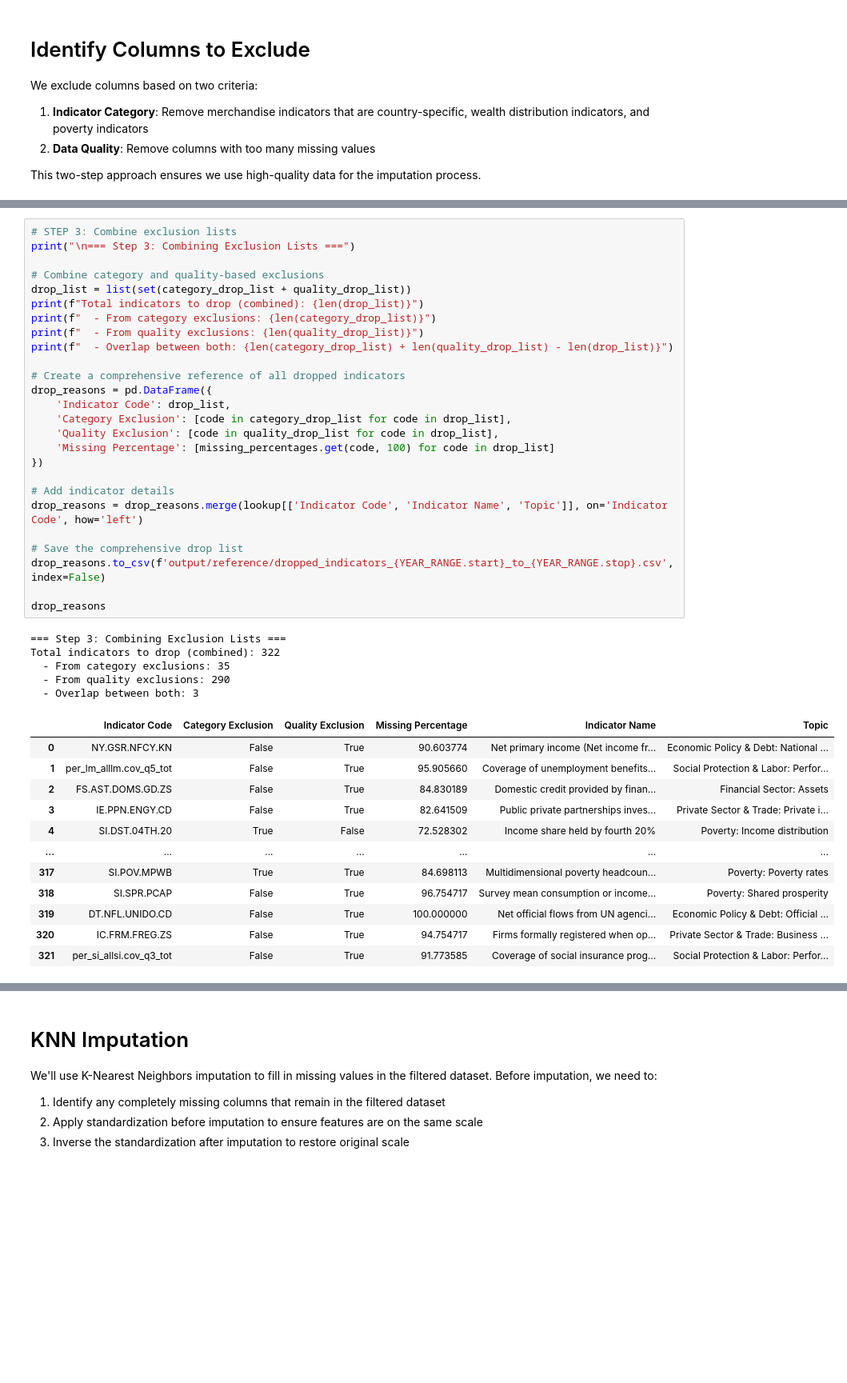
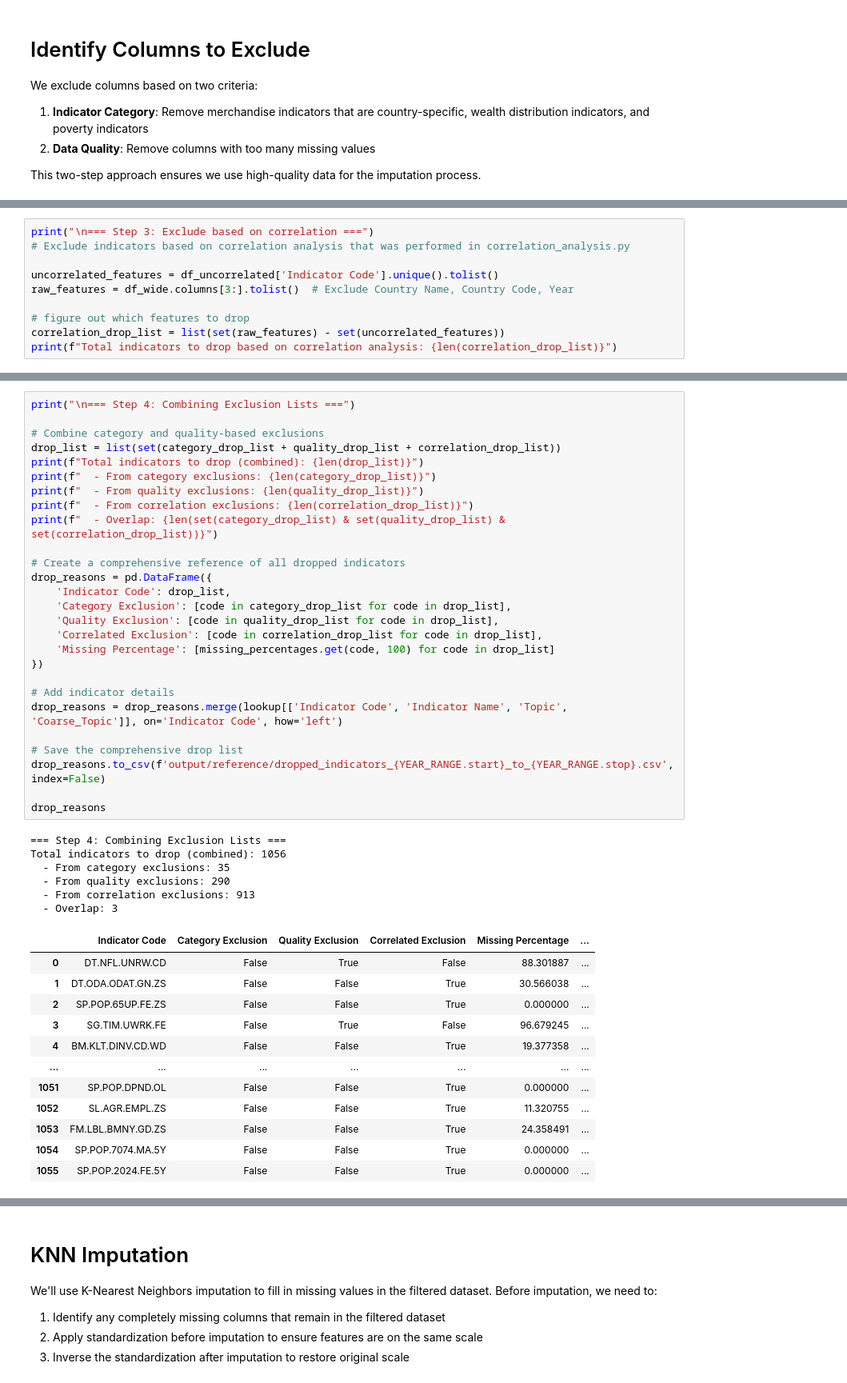
Before and after one commit to garrettwflowers/wdi-income-inequality, a Jupyter notebook: transform_data.ipynb, the cells around one changed output, grey strips where cells are left out. Shown at 80% size. Saved outputs shown, nothing was run; the diff lists cells and outputs as text; blank space fills up the shorter version.

```diff
--- a/transform_data.ipynb
+++ b/transform_data.ipynb
@@ -217,3 +204,13 @@ Total indicators to drop based on quality (>80% missing): 290
 | 7 | DT.DOD.PVLX.CD | 100.0 | 0 | 5300 | Present value of external debt (c... | Economic Policy & Debt: External ... |
 | 8 | DT.NFL.UNCTAD.CD | 100.0 | 0 | 5300 | Net official flows from UN agenci... | Economic Policy & Debt: Official ... |
 | 9 | DT.NFL.UNCD.CD | 100.0 | 0 | 5300 | Net official flows from UN agenci... | Economic Policy & Debt: Official ... |
+# %%
+print("\n=== Step 3: Exclude based on correlation ===")
+# Exclude indicators based on correlation analysis that was performed in correlation_analysis.py
+
+uncorrelated_features = df_uncorrelated['Indicator Code'].unique().tolist()
+raw_features = df_wide.columns[3:].tolist()  # Exclude Country Name, Country Code, Year
+
+# figure out which features to drop
+correlation_drop_list = list(set(raw_features) - set(uncorrelated_features))
+print(f"Total indicators to drop based on correlation analysis: {len(correlation_drop_list)}")
@@ -220,44 +220,46 @@ Total indicators to drop based on quality (>80% missing): 290
 # %%
-# STEP 3: Combine exclusion lists
-print("\n=== Step 3: Combining Exclusion Lists ===")
+print("\n=== Step 4: Combining Exclusion Lists ===")
 
 # Combine category and quality-based exclusions
-drop_list = list(set(category_drop_list + quality_drop_list))
+drop_list = list(set(category_drop_list + quality_drop_list + correlation_drop_list))
 print(f"Total indicators to drop (combined): {len(drop_list)}")
 print(f"  - From category exclusions: {len(category_drop_list)}")
 print(f"  - From quality exclusions: {len(quality_drop_list)}")
-print(f"  - Overlap between both: {len(category_drop_list) + len(quality_drop_list) - len(drop_list)}")
+print(f"  - From correlation exclusions: {len(correlation_drop_list)}")
+print(f"  - Overlap: {len(set(category_drop_list) & set(quality_drop_list) & set(correlation_drop_list))}")
 
 # Create a comprehensive reference of all dropped indicators
 drop_reasons = pd.DataFrame({
     'Indicator Code': drop_list,
     'Category Exclusion': [code in category_drop_list for code in drop_list],
     'Quality Exclusion': [code in quality_drop_list for code in drop_list],
+    'Correlated Exclusion': [code in correlation_drop_list for code in drop_list],
     'Missing Percentage': [missing_percentages.get(code, 100) for code in drop_list]
 })
 
 # Add indicator details
-drop_reasons = drop_reasons.merge(lookup[['Indicator Code', 'Indicator Name', 'Topic']], on='Indicator Code', how='left')
+drop_reasons = drop_reasons.merge(lookup[['Indicator Code', 'Indicator Name', 'Topic', 'Coarse_Topic']], on='Indicator Code', how='left')
 
 # Save the comprehensive drop list
 drop_reasons.to_csv(f'output/reference/dropped_indicators_{YEAR_RANGE.start}_to_{YEAR_RANGE.stop}.csv', index=False)
 
 drop_reasons
 # %% [output]
-=== Step 3: Combining Exclusion Lists ===
-Total indicators to drop (combined): 322
+=== Step 4: Combining Exclusion Lists ===
+Total indicators to drop (combined): 1056
   - From category exclusions: 35
   - From quality exclusions: 290
-  - Overlap between both: 3
+  - From correlation exclusions: 913
+  - Overlap: 3
-|  | Indicator Code | Category Exclusion | Quality Exclusion | Missing Percentage | Indicator Name | Topic |
-| 0 | NY.GSR.NFCY.KN | False | True | 90.603774 | Net primary income (Net income fr... | Economic Policy & Debt: National ... |
-| 1 | per_lm_alllm.cov_q5_tot | False | True | 95.905660 | Coverage of unemployment benefits... | Social Protection & Labor: Perfor... |
-| 2 | FS.AST.DOMS.GD.ZS | False | True | 84.830189 | Domestic credit provided by finan... | Financial Sector: Assets |
-| 3 | IE.PPN.ENGY.CD | False | True | 82.641509 | Public private partnerships inves... | Private Sector & Trade: Private i... |
-| 4 | SI.DST.04TH.20 | True | False | 72.528302 | Income share held by fourth 20% | Poverty: Income distribution |
+|  | Indicator Code | Category Exclusion | Quality Exclusion | Correlated Exclusion | Missing Percentage | ... |
+| 0 | DT.NFL.UNRW.CD | False | True | False | 88.301887 | ... |
+| 1 | DT.ODA.ODAT.GN.ZS | False | False | True | 30.566038 | ... |
+| 2 | SP.POP.65UP.FE.ZS | False | False | True | 0.000000 | ... |
+| 3 | SG.TIM.UWRK.FE | False | True | False | 96.679245 | ... |
+| 4 | BM.KLT.DINV.CD.WD | False | False | True | 19.377358 | ... |
 | ... | ... | ... | ... | ... | ... | ... |
-| 317 | SI.POV.MPWB | True | True | 84.698113 | Multidimensional poverty headcoun... | Poverty: Poverty rates |
-| 318 | SI.SPR.PCAP | False | True | 96.754717 | Survey mean consumption or income... | Poverty: Shared prosperity |
-| 319 | DT.NFL.UNIDO.CD | False | True | 100.000000 | Net official flows from UN agenci... | Economic Policy & Debt: Official ... |
-| 320 | IC.FRM.FREG.ZS | False | True | 94.754717 | Firms formally registered when op... | Private Sector & Trade: Business ... |
-| 321 | per_si_allsi.cov_q3_tot | False | True | 91.773585 | Coverage of social insurance prog... | Social Protection & Labor: Perfor... |
+| 1051 | SP.POP.DPND.OL | False | False | True | 0.000000 | ... |
+| 1052 | SL.AGR.EMPL.ZS | False | False | True | 11.320755 | ... |
+| 1053 | FM.LBL.BMNY.GD.ZS | False | False | True | 24.358491 | ... |
+| 1054 | SP.POP.7074.MA.5Y | False | False | True | 0.000000 | ... |
+| 1055 | SP.POP.2024.FE.5Y | False | False | True | 0.000000 | ... |
```
Also changed, not shown: parts of 7 cells of this notebook, 4 other files.
